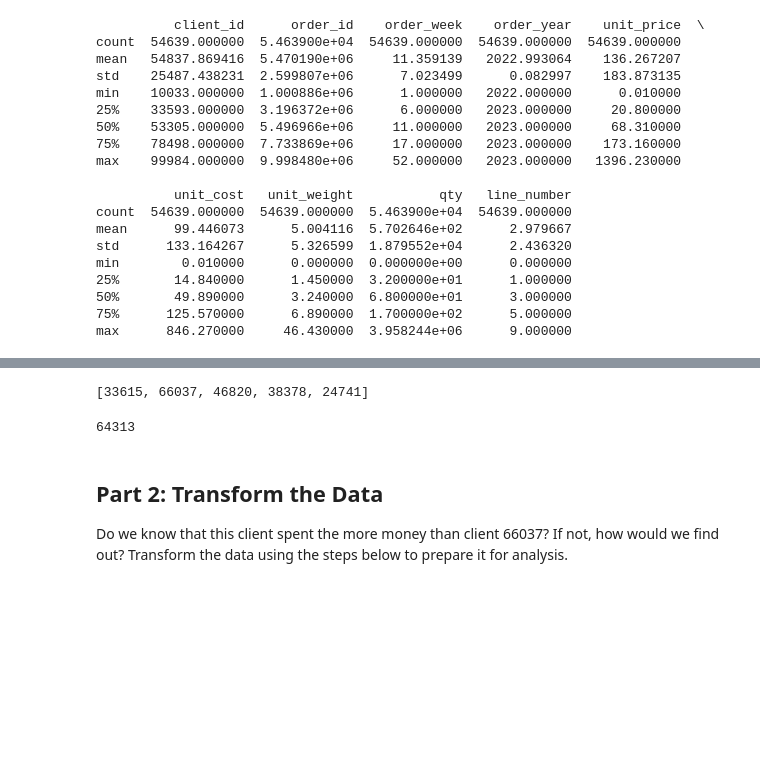
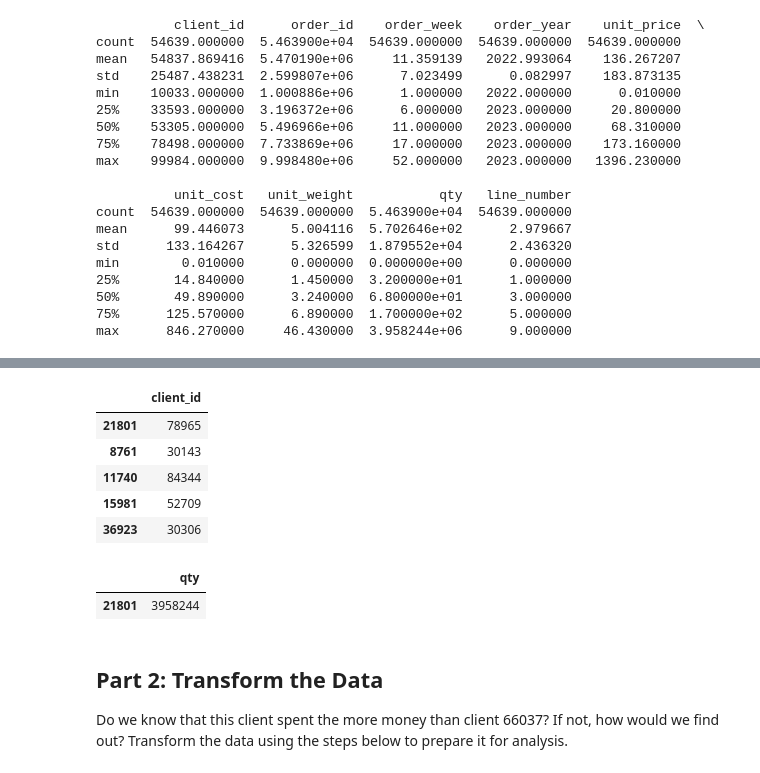
Before and after one commit to knox135/pandas-challenge-1, a Jupyter notebook: module_4_challenge.ipynb, the cells around one changed output, grey strips where cells are left out. Saved outputs shown, nothing was run; the diff lists cells and outputs as text; code cells hidden in the pictures; blank space fills up the shorter version.

```diff
--- a/module_4_challenge.ipynb
+++ b/module_4_challenge.ipynb
@@ -99,12 +111,27 @@ item_subcategories.sort_values(by=["qty"], ascending=False).drop_duplicates(subs
 # %%
 # Store the client ids of those top 5 clients in a list.
+client_ids = category_names [[
+    "client_id"
+]]
+
+client_ids.head(5)
 # %% [output]
-[33615, 66037, 46820, 38378, 24741]
+|  | client_id |
+| 21801 | 78965 |
+| 8761 | 30143 |
+| 11740 | 84344 |
+| 15981 | 52709 |
+| 36923 | 30306 |
 # %%
 # How many total units (the qty column) did the
 # client with the most entries order order?
+client_most = category_names [[
+    "qty"
+]]
+client_most.head(1)
 # %% [output]
-64313
+|  | qty |
+| 21801 | 3958244 |
 # %% [markdown]
 ## Part 2: Transform the Data
 Do we know that this client spent the more money than client 66037? If not, how would we find out? Transform the data using the steps below to prepare it for analysis.
```
Also changed, not shown: parts of 4 cells of this notebook.
